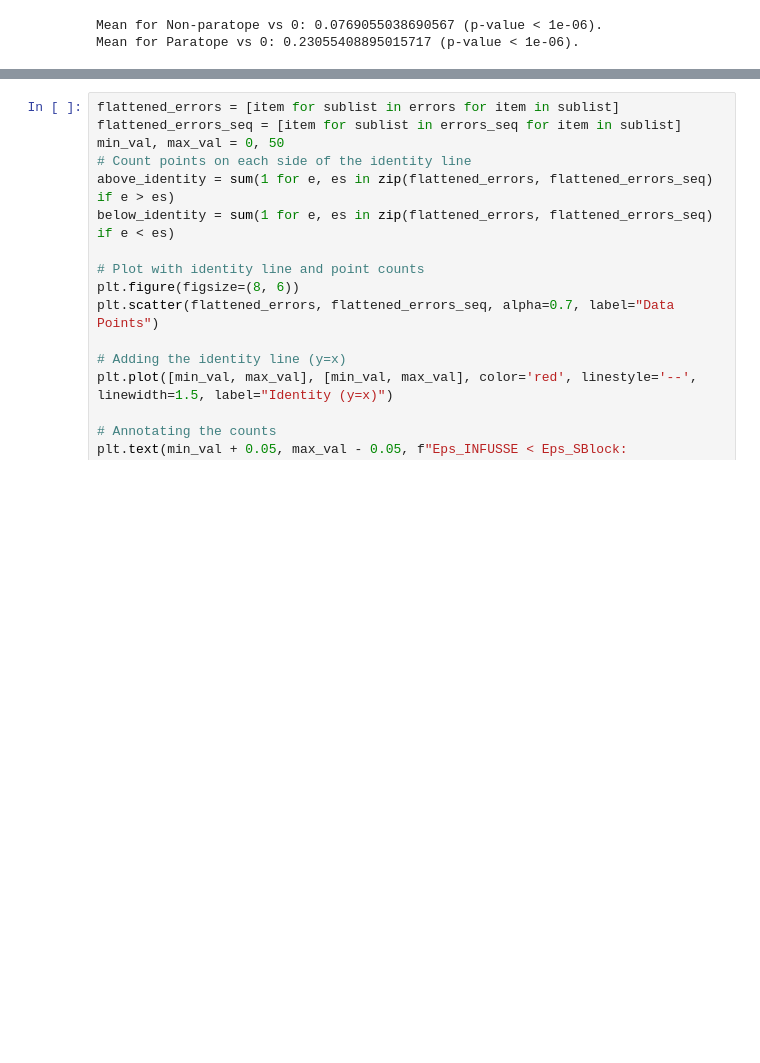
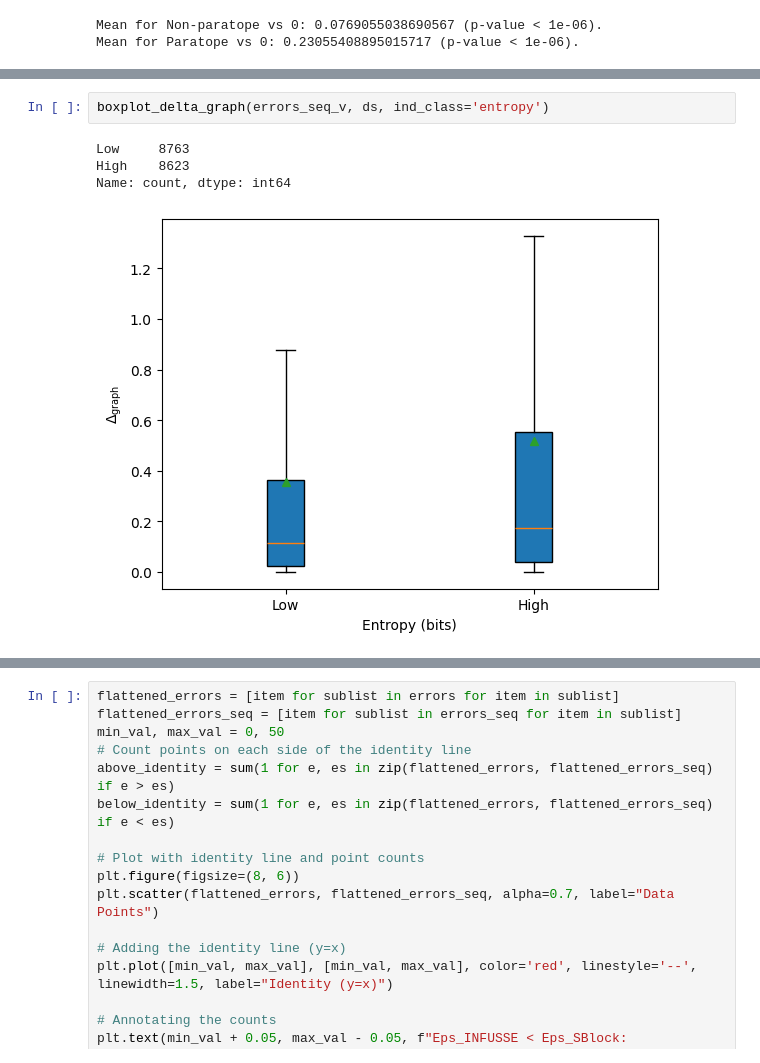
Before and after one commit to kevinmicha/INFUSSE, a Jupyter notebook: notebooks/Interpretability.ipynb, the cells around one changed output, grey strips where cells are left out. Drawn from its saved outputs; the diff is of its cells as text; blank space fills up the shorter version.

```diff
--- a/notebooks/Interpretability.ipynb
+++ b/notebooks/Interpretability.ipynb
@@ -194,0 +291,7 @@ Mean for Paratope vs 0: 0.23055408895015717 (p-value < 1e-06).
+# %%
+boxplot_delta_graph(errors_seq_v, ds, ind_class='entropy')
+# %% [output]
+Low     8763
+High    8623
+Name: count, dtype: int64
+[figure, added]
```
Also changed, not shown: parts of 35 cells of this notebook.
